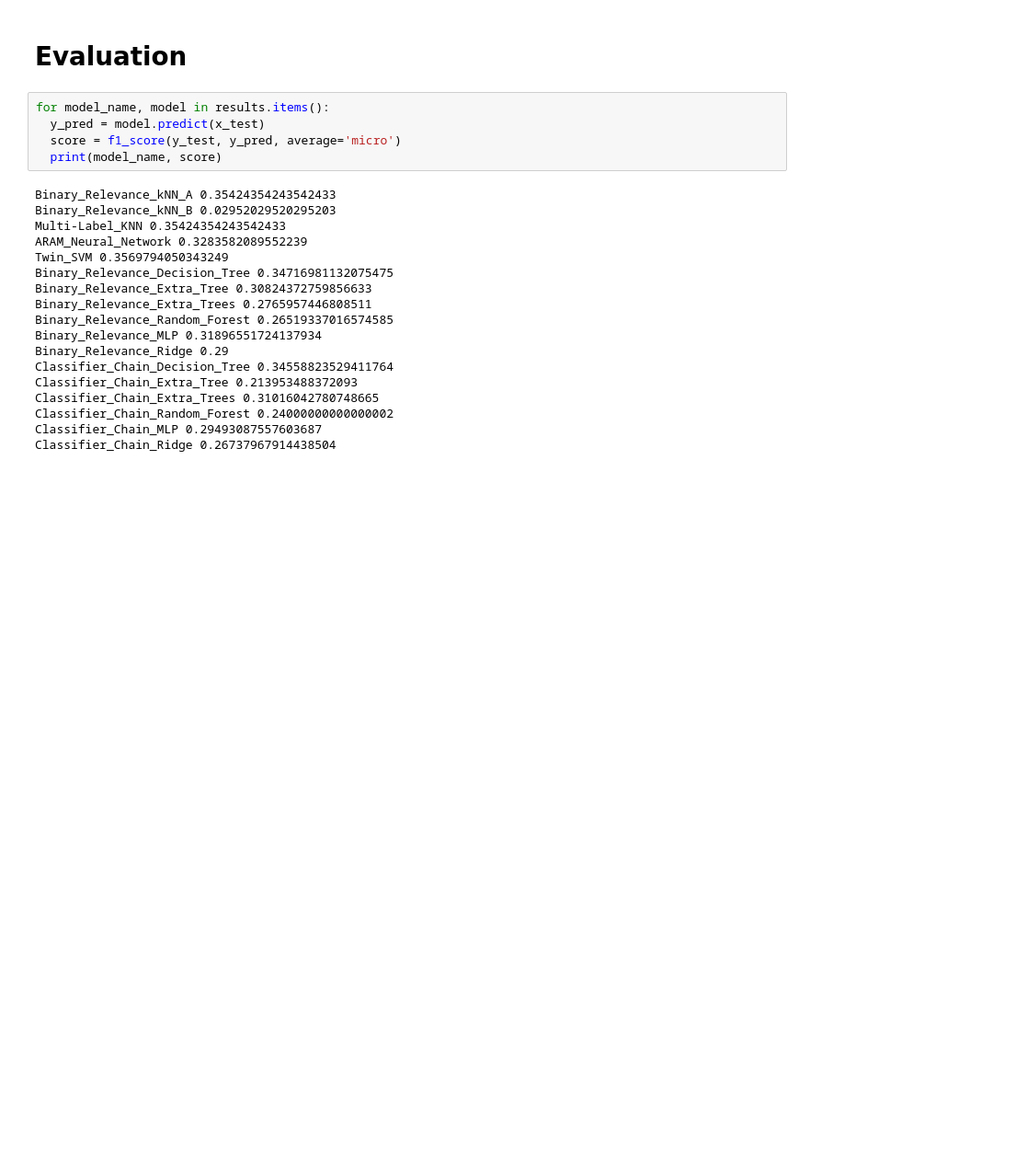
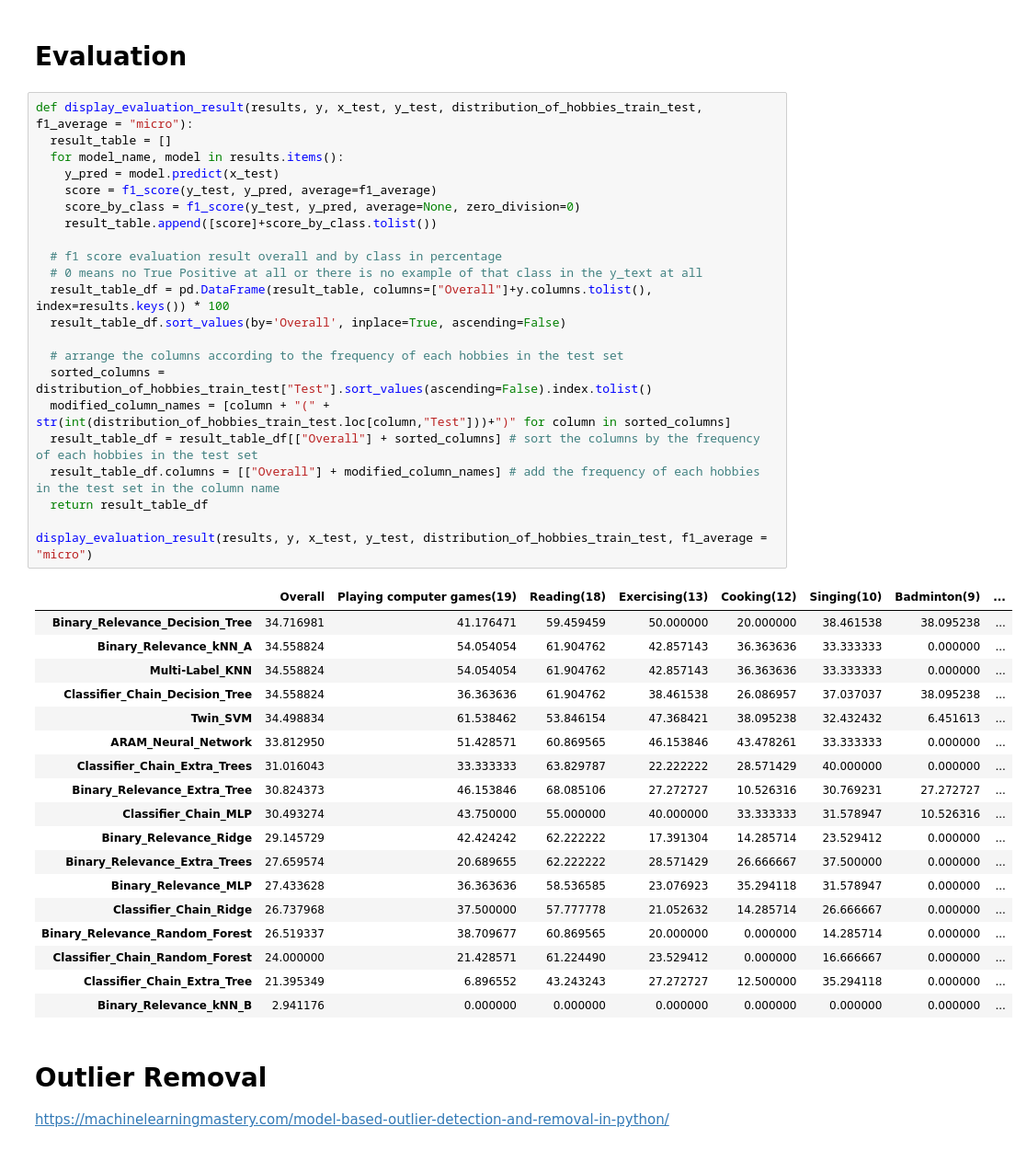
Before and after one commit to Shuhxian/Self_Love_App, a Jupyter notebook: Machine_Learning.ipynb, the cells around one changed output. Shown at 92% size. Cells and saved outputs as stored; diff of their text form; blank space fills up the shorter version.

```diff
--- a/Machine_Learning.ipynb
+++ b/Machine_Learning.ipynb
@@ -276,26 +305,47 @@ classifier = MajorityVotingClassifier(
 classifier.fit(X_train,y_train)
 # %% [markdown]
 # Evaluation
-# %%
-for model_name, model in results.items():
-  y_pred = model.predict(x_test)
-  score = f1_score(y_test, y_pred, average='micro')
-  print(model_name, score)
-# %% [output]
-Binary_Relevance_kNN_A 0.35424354243542433
-Binary_Relevance_kNN_B 0.02952029520295203
-Multi-Label_KNN 0.35424354243542433
-ARAM_Neural_Network 0.3283582089552239
-Twin_SVM 0.3569794050343249
-Binary_Relevance_Decision_Tree 0.34716981132075475
-Binary_Relevance_Extra_Tree 0.30824372759856633
-Binary_Relevance_Extra_Trees 0.2765957446808511
-Binary_Relevance_Random_Forest 0.26519337016574585
-Binary_Relevance_MLP 0.31896551724137934
-Binary_Relevance_Ridge 0.29
-Classifier_Chain_Decision_Tree 0.34558823529411764
-Classifier_Chain_Extra_Tree 0.213953488372093
-Classifier_Chain_Extra_Trees 0.31016042780748665
-Classifier_Chain_Random_Forest 0.24000000000000002
-Classifier_Chain_MLP 0.29493087557603687
-Classifier_Chain_Ridge 0.26737967914438504
+# %%
+def display_evaluation_result(results, y, x_test, y_test, distribution_of_hobbies_train_test, f1_average = "micro"):
+  result_table = []
+  for model_name, model in results.items():
+    y_pred = model.predict(x_test)
+    score = f1_score(y_test, y_pred, average=f1_average)
+    score_by_class = f1_score(y_test, y_pred, average=None, zero_division=0)
+    result_table.append([score]+score_by_class.tolist())
+
+  # f1 score evaluation result overall and by class in percentage
+  # 0 means no True Positive at all or there is no example of that class in the y_text at all
+  result_table_df = pd.DataFrame(result_table, columns=["Overall"]+y.columns.tolist(), index=results.keys()) * 100
+  result_table_df.sort_values(by='Overall', inplace=True, ascending=False)
+
+  # arrange the columns according to the frequency of each hobbies in the test set
+  sorted_columns = distribution_of_hobbies_train_test["Test"].sort_values(ascending=False).index.tolist()
+  modified_column_names = [column + "(" + str(int(distribution_of_hobbies_train_test.loc[column,"Test"]))+")" for column in sorted_columns]
+  result_table_df = result_table_df[["Overall"] + sorted_columns] # sort the columns by the frequency of each hobbies in the test set
+  result_table_df.columns = [["Overall"] + modified_column_names] # add the frequency of each hobbies in the test set in the column name
+  return result_table_df
+
+display_evaluation_result(results, y, x_test, y_test, distribution_of_hobbies_train_test, f1_average = "micro")
+# %% [output]
+|  | Overall | Playing computer games(19) | Reading(18) | Exercising(13) | Cooking(12) | Singing(10) | Badminton(9) | ... |
+| Binary_Relevance_Decision_Tree | 34.716981 | 41.176471 | 59.459459 | 50.000000 | 20.000000 | 38.461538 | 38.095238 | ... |
+| Binary_Relevance_kNN_A | 34.558824 | 54.054054 | 61.904762 | 42.857143 | 36.363636 | 33.333333 | 0.000000 | ... |
+| Multi-Label_KNN | 34.558824 | 54.054054 | 61.904762 | 42.857143 | 36.363636 | 33.333333 | 0.000000 | ... |
+| Classifier_Chain_Decision_Tree | 34.558824 | 36.363636 | 61.904762 | 38.461538 | 26.086957 | 37.037037 | 38.095238 | ... |
+| Twin_SVM | 34.498834 | 61.538462 | 53.846154 | 47.368421 | 38.095238 | 32.432432 | 6.451613 | ... |
+| ARAM_Neural_Network | 33.812950 | 51.428571 | 60.869565 | 46.153846 | 43.478261 | 33.333333 | 0.000000 | ... |
+| Classifier_Chain_Extra_Trees | 31.016043 | 33.333333 | 63.829787 | 22.222222 | 28.571429 | 40.000000 | 0.000000 | ... |
+| Binary_Relevance_Extra_Tree | 30.824373 | 46.153846 | 68.085106 | 27.272727 | 10.526316 | 30.769231 | 27.272727 | ... |
+| Classifier_Chain_MLP | 30.493274 | 43.750000 | 55.000000 | 40.000000 | 33.333333 | 31.578947 | 10.526316 | ... |
+| Binary_Relevance_Ridge | 29.145729 | 42.424242 | 62.222222 | 17.391304 | 14.285714 | 23.529412 | 0.000000 | ... |
+| Binary_Relevance_Extra_Trees | 27.659574 | 20.689655 | 62.222222 | 28.571429 | 26.666667 | 37.500000 | 0.000000 | ... |
+| Binary_Relevance_MLP | 27.433628 | 36.363636 | 58.536585 | 23.076923 | 35.294118 | 31.578947 | 0.000000 | ... |
+| Classifier_Chain_Ridge | 26.737968 | 37.500000 | 57.777778 | 21.052632 | 14.285714 | 26.666667 | 0.000000 | ... |
+| Binary_Relevance_Random_Forest | 26.519337 | 38.709677 | 60.869565 | 20.000000 | 0.000000 | 14.285714 | 0.000000 | ... |
+| Classifier_Chain_Random_Forest | 24.000000 | 21.428571 | 61.224490 | 23.529412 | 0.000000 | 16.666667 | 0.000000 | ... |
+| Classifier_Chain_Extra_Tree | 21.395349 | 6.896552 | 43.243243 | 27.272727 | 12.500000 | 35.294118 | 0.000000 | ... |
+| Binary_Relevance_kNN_B | 2.941176 | 0.000000 | 0.000000 | 0.000000 | 0.000000 | 0.000000 | 0.000000 | ... |
+# %% [markdown]
+# Outlier Removal
+https://machinelearningmastery.com/model-based-outlier-detection-and-removal-in-python/
```
Also changed, not shown: parts of 29 cells of this notebook.
